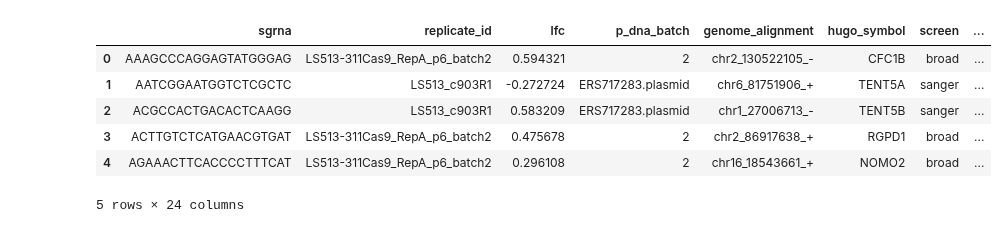
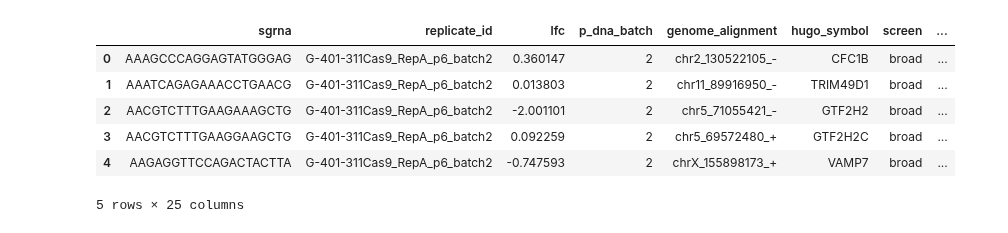
Before and after one commit to Kevin-Haigis-Lab/speclet, a Jupyter notebook: notebooks/data-exploration/001_005_molecular-covariates-eda.ipynb, the cells around one changed output. Saved outputs shown, nothing was run; the diff lists cells and outputs as text; code cells hidden in the pictures.

```diff
--- a/notebooks/data-exploration/001_005_molecular-covariates-eda.ipynb
+++ b/notebooks/data-exploration/001_005_molecular-covariates-eda.ipynb
@@ -13,15 +17,17 @@ from speclet.managers.data_managers import CrisprScreenDataManager
 # %%
-hnb = HierarchcalNegativeBinomialModel()
+model = LineageHierNegBinomModel(lineage="kidney")
 # %%
-data_manager = CrisprScreenDataManager(DataFile.DEPMAP_CRC_BONE_LARGE_SUBSAMPLE)
-ct_data = data_manager.get_data()
+data_manager = CrisprScreenDataManager(
+    lineade_modeling_data_path(model.lineage), transformations=[broad_only]
+)
+ct_data = data_manager.get_data(read_kwargs={"low_memory": False})
 ct_data.head()
 # %% [output]
 |  | sgrna | replicate_id | lfc | p_dna_batch | genome_alignment | hugo_symbol | screen | ... |
-| 0 | AAAGCCCAGGAGTATGGGAG | LS513-311Cas9_RepA_p6_batch2 | 0.594321 | 2 | chr2_130522105_- | CFC1B | broad | ... |
-| 1 | AATCGGAATGGTCTCGCTC | LS513_c903R1 | -0.272724 | ERS717283.plasmid | chr6_81751906_+ | TENT5A | sanger | ... |
-| 2 | ACGCCACTGACACTCAAGG | LS513_c903R1 | 0.583209 | ERS717283.plasmid | chr1_27006713_- | TENT5B | sanger | ... |
-| 3 | ACTTGTCTCATGAACGTGAT | LS513-311Cas9_RepA_p6_batch2 | 0.475678 | 2 | chr2_86917638_+ | RGPD1 | broad | ... |
-| 4 | AGAAACTTCACCCCTTTCAT | LS513-311Cas9_RepA_p6_batch2 | 0.296108 | 2 | chr16_18543661_+ | NOMO2 | broad | ... |
+| 0 | AAAGCCCAGGAGTATGGGAG | G-401-311Cas9_RepA_p6_batch2 | 0.360147 | 2 | chr2_130522105_- | CFC1B | broad | ... |
+| 1 | AAATCAGAGAAACCTGAACG | G-401-311Cas9_RepA_p6_batch2 | 0.013803 | 2 | chr11_89916950_- | TRIM49D1 | broad | ... |
+| 2 | AACGTCTTTGAAGAAAGCTG | G-401-311Cas9_RepA_p6_batch2 | -2.001101 | 2 | chr5_71055421_- | GTF2H2 | broad | ... |
+| 3 | AACGTCTTTGAAGGAAGCTG | G-401-311Cas9_RepA_p6_batch2 | 0.092259 | 2 | chr5_69572480_+ | GTF2H2C | broad | ... |
+| 4 | AAGAGGTTCCAGACTACTTA | G-401-311Cas9_RepA_p6_batch2 | -0.747593 | 2 | chrX_155898173_+ | VAMP7 | broad | ... |
-5 rows × 24 columns
+5 rows × 25 columns
 # %%
```
Also changed, not shown: parts of 21 cells of this notebook, 14 other files.
